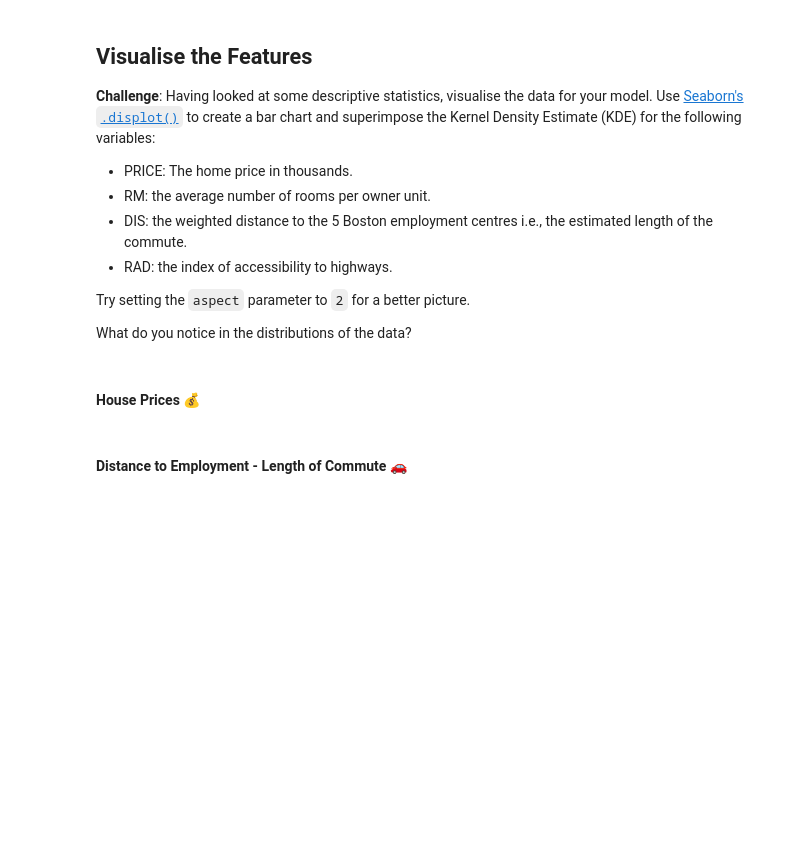
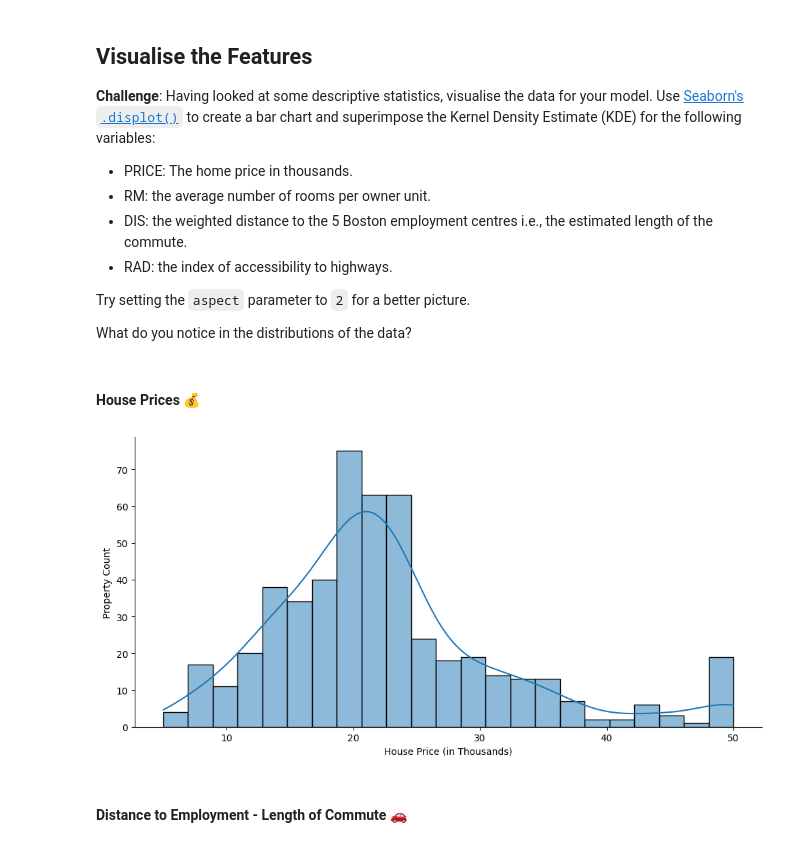
Before and after one commit to bluescreenlife/100-days-of-code, a Jupyter notebook: day_81_capstone_predict_house_prices/Multivariable_Regression_and_Valuation_Model_(start).ipynb, the cells around one changed output. Saved outputs shown, nothing was run; the diff lists cells and outputs as text; code cells hidden in the pictures; blank space fills up the shorter version.

Commit message:
add feature visualizations

```diff
--- a/day_81_capstone_predict_house_prices/Multivariable_Regression_and_Valuation_Model_(start).ipynb
+++ b/day_81_capstone_predict_house_prices/Multivariable_Regression_and_Valuation_Model_(start).ipynb
@@ -162,5 +162,11 @@ Try setting the `aspect` parameter to `2` for a better picture.
 What do you notice in the distributions of the data?
 # %% [markdown]
 #### House Prices 💰
+# %%
+displot_price = sns.displot(data, x=data.PRICE, kde=True, aspect=2)
+displot_price.set_axis_labels('House Price (in Thousands)', 'Property Count')
+plt.show()
+# %% [output]
+[figure, added]
 # %% [markdown]
 #### Distance to Employment - Length of Commute 🚗
```
Also changed, not shown: parts of 3 cells of this notebook.
